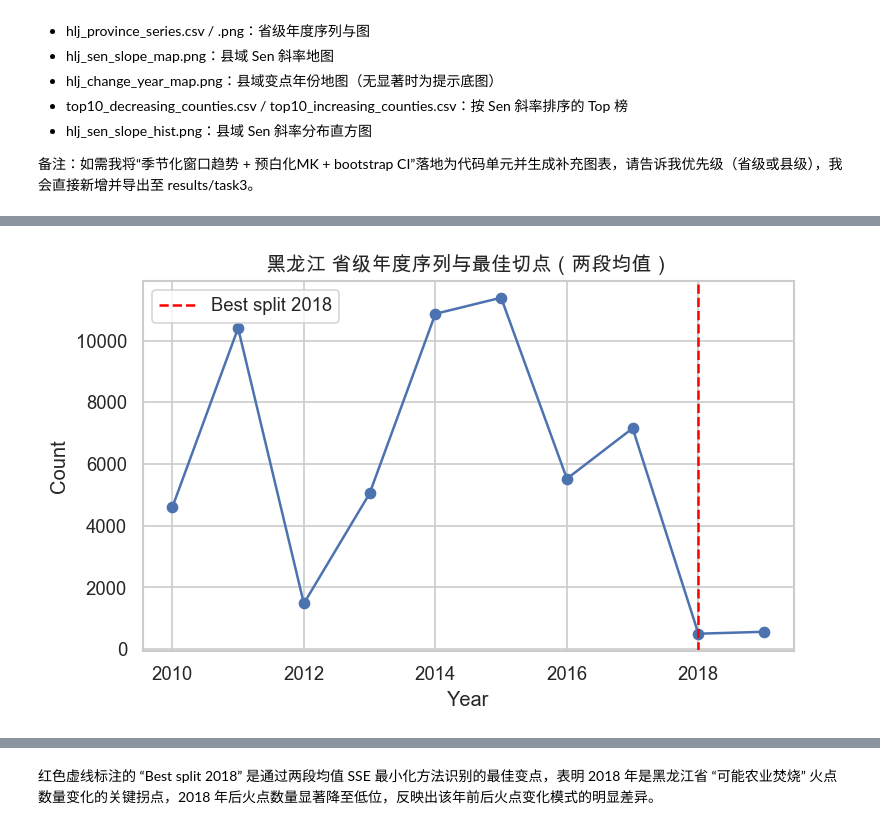
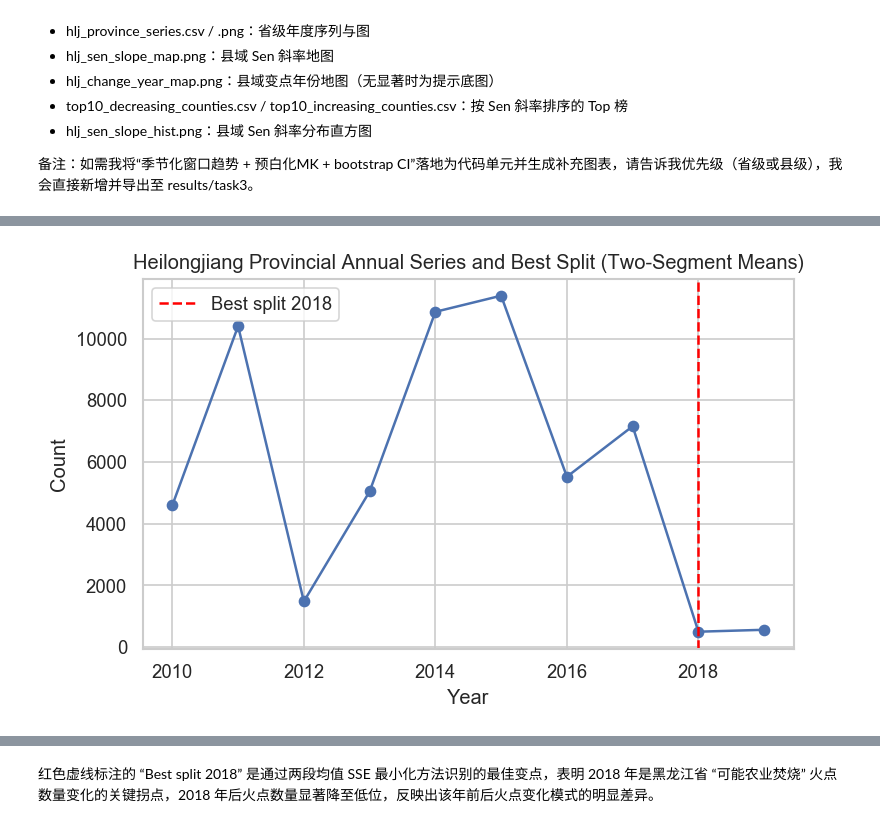
Before and after one commit to George-hardworking/course5020-project, a Jupyter notebook: src/main_self.ipynb, the cells around one changed output, grey strips where cells are left out. Drawn from its saved outputs; the diff is of its cells as text; code cells hidden in the pictures.

```diff
--- a/src/main_self.ipynb
+++ b/src/main_self.ipynb
@@ -634,7 +634,7 @@ if len(fire_gdf) > 0 and COUNTY_SHP.exists():
     plt.figure(figsize=(8,8))
     ax = counties.boundary.plot(edgecolor='lightgray', linewidth=0.3)
     county_stats.plot(column='fire_count', ax=ax, legend=True, cmap='OrRd', linewidth=0, alpha=0.9)
-    plt.title('县域火点总量空间分布（2010–2019 合并）')
+    plt.title('County Fire Total Spatial Distribution (2010–2019 Combined)')
     plt.axis('off')
     plt.tight_layout()
     plt.show()
@@ -677,7 +680,7 @@ if len(fire_gdf) > 0:
 
     plt.figure(figsize=(12, 6))
     sns.heatmap(pivot, cmap='YlOrRd', linewidths=0.3, linecolor='white')
-    plt.title('年 × ISO周 火点数热力图')
+    plt.title('Year * ISO Week Fire Counts Heatmap')
     plt.xlabel('ISO Week')
     plt.ylabel('ISO Year')
     plt.tight_layout()
@@ -720,9 +723,9 @@ if len(fire_gdf) > 0:
     plt.figure(figsize=(10,4))
     plt.fill_between(stats['week'], stats['p10'], stats['p90'], color='#FDE725', alpha=0.25, label='P10–P90')
     plt.plot(stats['week'], stats['mean'], color='#2C7FB8', linewidth=2, label='Mean')
-    plt.title('跨年每周火点数统计（均值与分位区间）')
+    plt.title('Weekly Fire Counts Across Years (Mean & Quantiles)')
     plt.xlabel('ISO Week')
-    plt.ylabel('火点数')
+    plt.ylabel('Fire Count')
     plt.legend()
     plt.tight_layout()
     wcurve_out = RESULTS_TASK1 / 'week_of_year_curve.png'
@@ -839,14 +842,14 @@ if len(fire_gdf) > 0:
         ax = axes[i]
         sub = season_stats_df[season_stats_df['season'] == s]
         if sub.empty:
-            ax.set_title(f'{s}（无数据）')
+            ax.set_title(f'{s} (no data)')
             ax.axis('off')
             continue
         ax.fill_between(sub['week_in_season'], sub['p10'], sub['p90'], color='#FDE725', alpha=0.25, label='P10–P90')
         ax.plot(sub['week_in_season'], sub['mean'], color='#2C7FB8', linewidth=2, label='Mean')
-        ax.set_title(f'{s} 季节内周序列')
-        ax.set_xlabel('季节内周序号')
-        ax.set_ylabel('火点数')
+        ax.set_title(f'Week-in-season sequence ({s})')
+        ax.set_xlabel('Week-in-season')
+        ax.set_ylabel('Fire Count')
         ax.legend(fontsize=8)
     plt.tight_layout()
     sw_plot = RESULTS_TASK1 / 'season_week_curves.png'
@@ -1000,7 +1003,7 @@ if len(fire_gdf) > 0 and COUNTY_SHP.exists():
         plt.figure(figsize=(8,8))
         ax = counties.boundary.plot(edgecolor='lightgray', linewidth=0.3)
         county_stats_all.plot(column='fire_count', ax=ax, legend=True, cmap='OrRd', linewidth=0, alpha=0.9)
-        plt.title(f'县域火点空间分布（聚合热点周：{hot_weeks}）')
+        plt.title(f'County Fire Spatial Distribution (Aggregated Hot Weeks: {hot_weeks})')
         plt.axis('off')
         plt.tight_layout()
         out_png_all = RESULTS_TASK1 / 'county_hot_weeks_map.png'
@@ -1034,7 +1037,7 @@ if len(fire_gdf) > 0 and COUNTY_SHP.exists():
             plt.figure(figsize=(8,8))
             ax = counties.boundary.plot(edgecolor='lightgray', linewidth=0.3)
             county_stats_w.plot(column='fire_count', ax=ax, legend=True, cmap='OrRd', linewidth=0, alpha=0.9)
-            plt.title(f'县域火点空间分布（热点周：ISO Week {int(w)}）')
+            plt.title(f'County Fire Spatial Distribution (Hot Week: ISO Week {int(w)})')
             plt.axis('off')
             plt.tight_layout()
             out_png_w = RESULTS_TASK1 / f'county_hot_week_{int(w)}_map.png'
@@ -2699,16 +2718,66 @@ if ROOT.name.lower() == 'script':
 TASK3 = ROOT / 'results' / 'task3'
 TASK3.mkdir(parents=True, exist_ok=True)
 
-# 读取数据
-cnt_full_path = TASK3 / 'hlj_county_year_likely_agri_counts.csv'
-if not cnt_full_path.exists():
-    raise FileNotFoundError(f"找不到文件: {cnt_full_path}")
-cnt_full = pd.read_csv(cnt_full_path)
+print('ROOT =', ROOT)
+print('Looking for Task3 files in:', TASK3)
+if TASK3.exists():
+    print('Task3 contents sample:', [p.name for p in sorted(list(TASK3.glob('*')) )][:50])
+else:
+    print('Task3 directory does not exist:', TASK3)
 
-trend_path = TASK3 / 'hlj_county_trend_summary.csv'
-if not trend_path.exists():
-    raise FileNotFoundError(f"找不到文件: {trend_path}")
-trend = pd.read_csv(trend_path)
+def _locate_file(filename):
+    candidates = []
+    p1 = TASK3 / filename
+    if p1.exists():
+        candidates.append(p1)
+
+    p2 = ROOT / 'results' / filename
+    if p2.exists() and p2 != p1:
+        candidates.append(p2)
+
+    if 'RESULTS_TASK3' in globals():
+        p3 = Path(globals()['RESULTS_TASK3']) / filename
+        if p3.exists() and p3 not in candidates:
+            candidates.append(p3)
+    return candidates
+
+cnt_name = 'hlj_county_year_likely_agri_counts.csv'
+trend_name = 'hlj_county_trend_summary.csv'
+
+cnt_candidates = _locate_file(cnt_name)
+trend_candidates = _locate_file(trend_name)
+
+if not cnt_candidates:
+    msg = f"Missing {cnt_name} — looked under: {TASK3} and common fallbacks.\n"
+    if TASK3.exists():
+        msg += 'Files in TASK3: ' + ', '.join([p.name for p in TASK3.iterdir()]) + '\n'
+    msg += 'If you have generated Task 3 outputs, please place them under results/task3 or set RESULTS_TASK3 variable.'
+    raise FileNotFoundError(msg)
+if not trend_candidates:
+    msg = f"Missing {trend_name} — looked under: {TASK3} and common fallbacks.\n"
+    if TASK3.exists():
+        msg += 'Files in TASK3: ' + ', '.join([p.name for p in TASK3.iterdir()]) + '\n'
+    msg += 'If you have generated Task 3 outputs, please place them under results/task3 or set RESULTS_TASK3 variable.'
+    raise FileNotFoundError(msg)
+
+cnt_full_path = cnt_candidates[0]
+trend_path = trend_candidates[0]
+print('Using cnt file:', cnt_full_path)
+print('Using trend file:', trend_path)
+
+try:
+    cnt_full = pd.read_csv(cnt_full_path)
+    print('Loaded cnt_full with shape', cnt_full.shape)
+    print('cnt_full columns:', list(cnt_full.columns)[:50])
+except Exception as e:
+    raise RuntimeError(f"Failed to read {cnt_full_path}: {e}")
+
+try:
+    trend = pd.read_csv(trend_path)
+    print('Loaded trend with shape', trend.shape)
+    print('trend columns:', list(trend.columns)[:50])
+except Exception as e:
+    raise RuntimeError(f"Failed to read {trend_path}: {e}")
 
 # 1) Theil–Sen 斜率的经验置信区间
 if COMPUTE_SEN_CI:
@@ -2818,8 +2887,8 @@ if SHOW_CI_SIGNIFICANCE_MAP and COMPUTE_SEN_CI:
         plt.close()
         print('保存:', png)
 
-    _plot_sig_map('sen_significance_90', '黑龙江 县域 Theil–Sen 斜率90%置信区间显著性', 'hlj_sen_significance_map_ci90.png')
-    _plot_sig_map('sen_significance_95', '黑龙江 县域 Theil–Sen 斜率95%置信区间显著性', 'hlj_sen_significance_map_ci95.png')
+    _plot_sig_map('sen_significance_90', 'Heilongjiang County Theil–Sen Slope Significance (90% CI)', 'hlj_sen_significance_map_ci90.png')
+    _plot_sig_map('sen_significance_95', 'Heilongjiang County Theil–Sen Slope Significance (95% CI)', 'hlj_sen_significance_map_ci95.png')
 else:
     print('显著性地图已关闭（SHOW_CI_SIGNIFICANCE_MAP=False 或未计算CI）。')
 
@@ -2888,7 +2957,7 @@ if len(prov) > 0:
     if best['year'] is not None:
         ax.axvline(best['year'], color='red', ls='--', label=f"Best split {best['year']}")
 
-    ax.set_title('黑龙江 省级年度序列与最佳切点（两段均值）')
+    ax.set_title('Heilongjiang Provincial Annual Series and Best Split (Two-Segment Means)')
     ax.set_xlabel('Year')
     ax.set_ylabel('Count')
     ax.legend(loc='upper left')
@@ -2908 +2986 @@ print('保存:', png)
-[figure, old version]
+[figure, new version]
```
Also changed, not shown: parts of 8 cells of this notebook.
